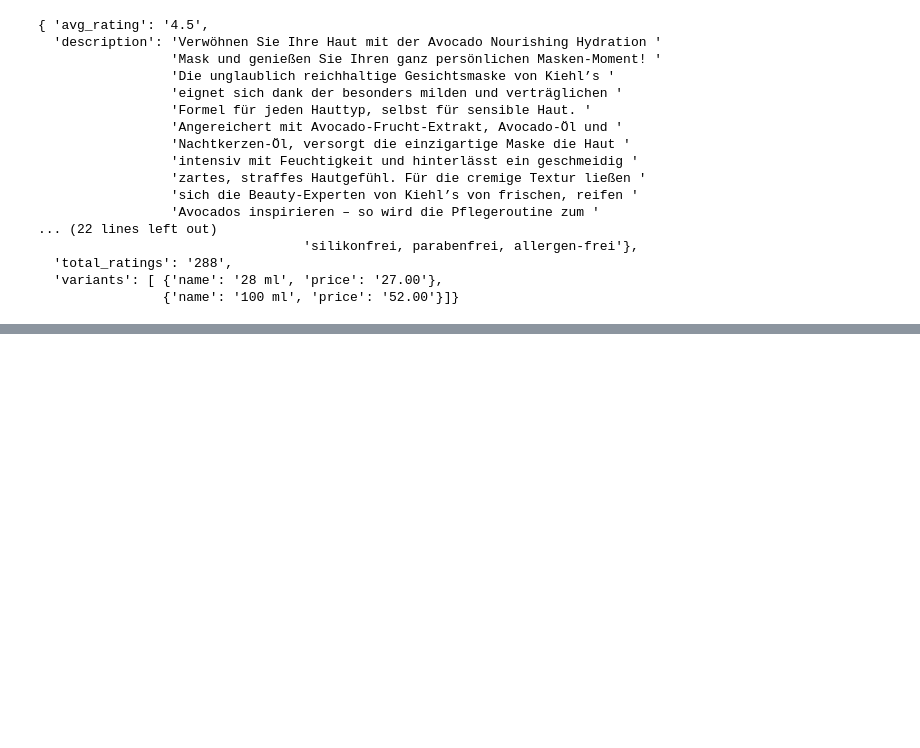
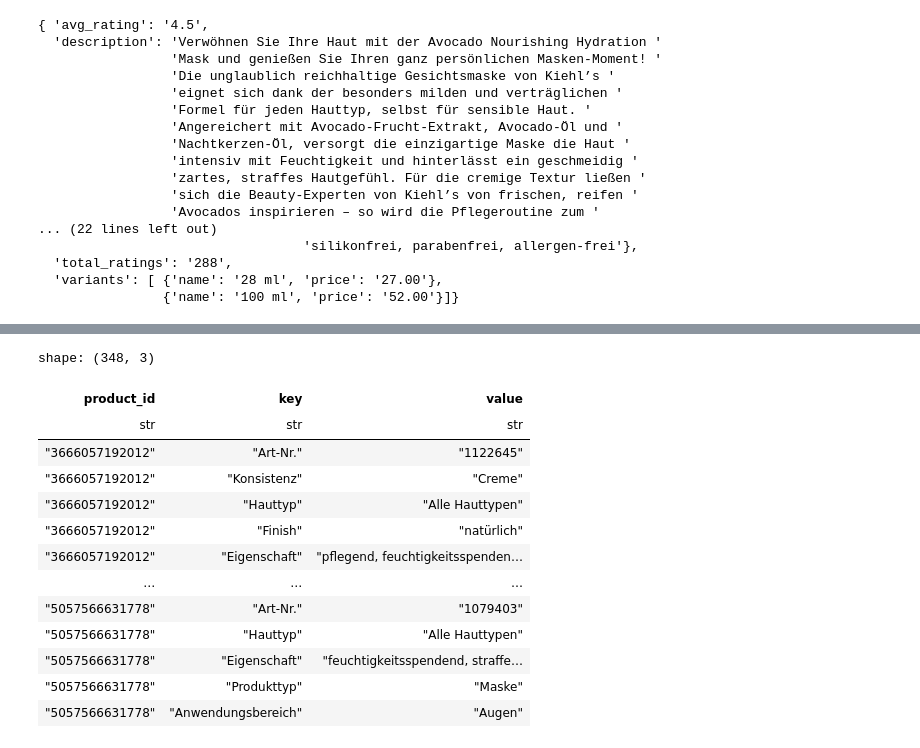
Before and after one commit to kvdomingo/douglas-crawler, a Jupyter notebook: scratch.ipynb, the cells around one changed output, grey strips where cells are left out. Drawn from its saved outputs; the diff is of its cells as text; code cells hidden in the pictures; blank space fills up the shorter version.

```diff
--- a/scratch.ipynb
+++ b/scratch.ipynb
@@ -161,0 +248,25 @@ print(DouglasProductDetail(**data).model_dump_json(indent=2))
+# %%
+classifications_df = (
+    df.select(
+        product_id=pl.col("ean"),
+        classifications=pl.col("classifications"),
+    )
+    .explode("classifications")
+    .unnest("classifications")
+)
+classifications_df
+# %% [output]
+shape: (348, 3)
+| product_id | key | value |
+| str | str | str |
+| "3666057192012" | "Art-Nr." | "1122645" |
+| "3666057192012" | "Konsistenz" | "Creme" |
+| "3666057192012" | "Hauttyp" | "Alle Hauttypen" |
+| "3666057192012" | "Finish" | "natürlich" |
+| "3666057192012" | "Eigenschaft" | "pflegend, feuchtigkeitsspenden… |
+| … | … | … |
+| "5057566631778" | "Art-Nr." | "1079403" |
+| "5057566631778" | "Hauttyp" | "Alle Hauttypen" |
+| "5057566631778" | "Eigenschaft" | "feuchtigkeitsspendend, straffe… |
+| "5057566631778" | "Produkttyp" | "Maske" |
+| "5057566631778" | "Anwendungsbereich" | "Augen" |
```
Also changed, not shown: parts of 8 cells of this notebook, 16 other files.
